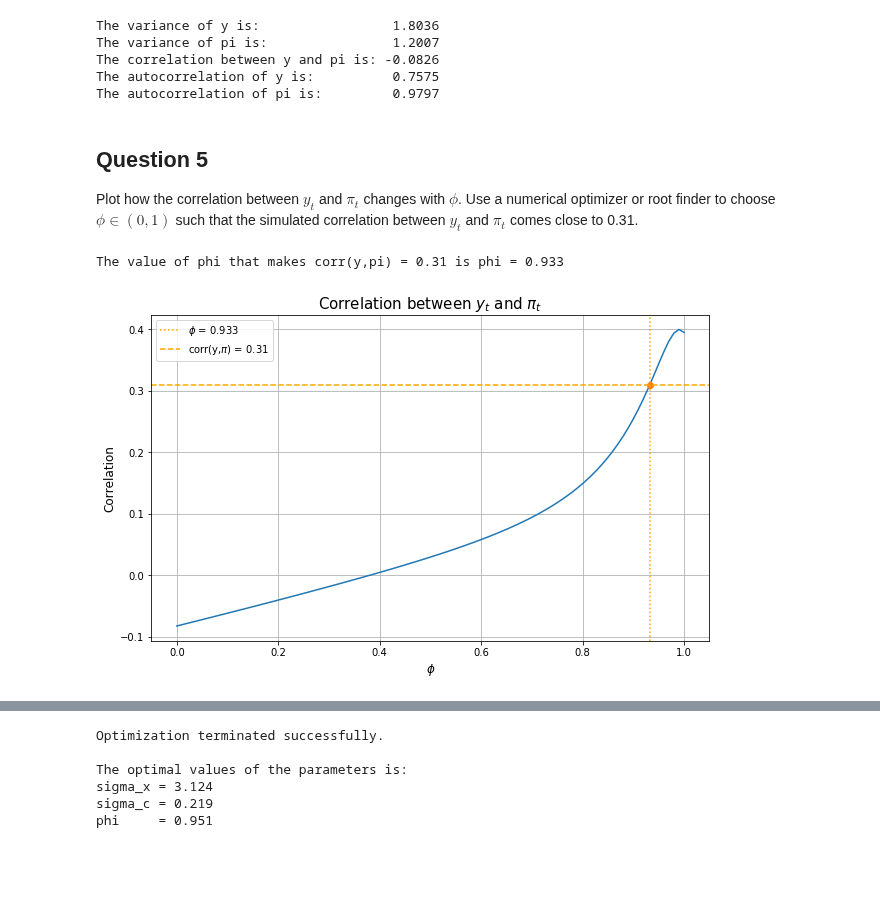
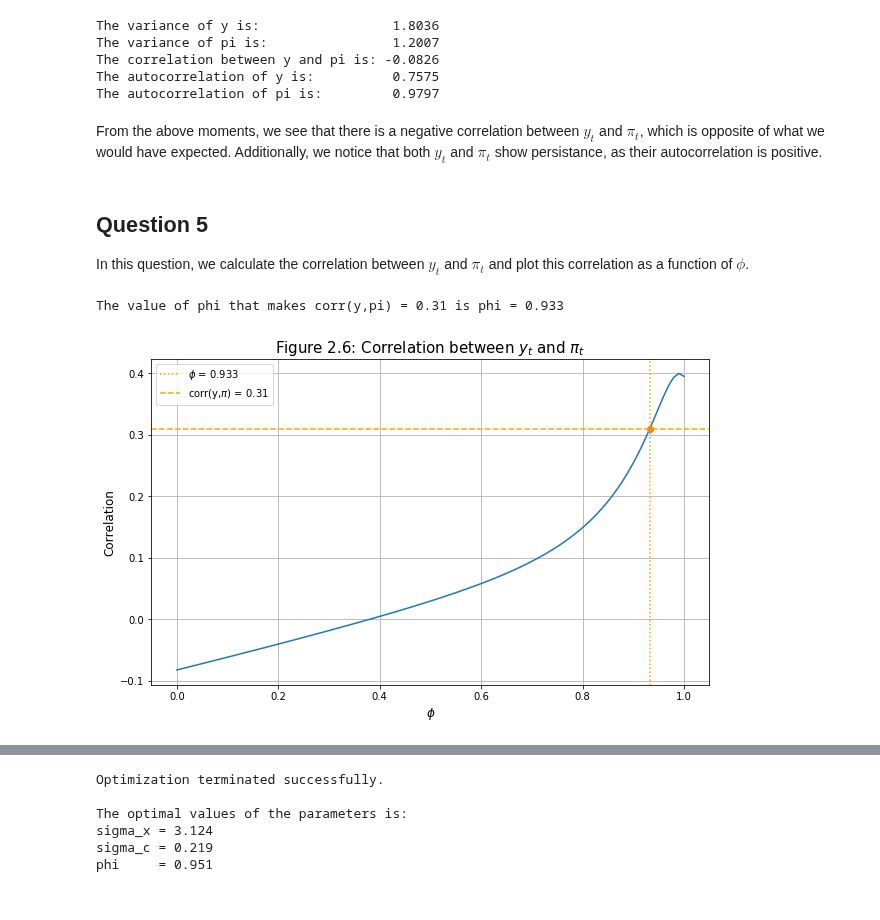
Before and after one commit to NumEconCopenhagen/projects-2019-credible-threats, a Jupyter notebook: examproject/Idaho-Final.ipynb, the cells around one changed output, grey strips where cells are left out. Drawn from its saved outputs; the diff is of its cells as text; code cells hidden in the pictures; blank space fills up the shorter version.

```diff
--- a/examproject/Idaho-Final.ipynb
+++ b/examproject/Idaho-Final.ipynb
@@ -625,9 +591,13 @@ The variance of pi is:                1.2007
 The correlation between y and pi is: -0.0826
 The autocorrelation of y is:          0.7575
 The autocorrelation of pi is:         0.9797
-# %% [markdown]
-## Question 5
-Plot how the correlation between $y_t$ and $\pi_t$ changes with $\phi$. Use a numerical optimizer or root finder to choose $\phi\in(0,1)$ such that the simulated correlation between $y_t$ and $\pi_t$ comes close to 0.31.
+# %% [markdown]
+From the above moments, we see that there is a negative correlation between $y_t$ and $\pi_t$, which is opposite of what we would have expected.
+Additionally, we notice that both $y_t$ and $\pi_t$ show persistance, as their autocorrelation is positive.
+# %% [markdown]
+## Question 5
+
+In this question, we calculate the correlation between $y_t$ and $\pi_t$ and plot this correlation as a function of $\phi$.
 # %%
 # Defining the correlation as a function
 
@@ -649,32 +619,32 @@ def batman(x):
 
 obj_func = lambda x: superman(x)-0.31
 
 result = optimize.minimize(batman,x0)
 phi_val = result.x[0]
 print(f'The value of phi that makes corr(y,pi) = 0.31 is phi = {phi_val:.3f}')
 
 # Plot
 x = np.linspace(0,1,100)
 y = np.empty(100)
 for i,X in enumerate(x):
     y[i] = superman(X)
 
 # i.  Font sizes
 title_font = {'size':'15'}
 label_font = {'size':'12'}
 # ii. Figure
 plt.figure(figsize=(10,6))
 plt.plot(x,y)
 plt.plot(phi_val,0.31, marker='o')
 plt.axvline(phi_val, linestyle='dotted', color="orange", label=f'$\phi$ = {phi_val:.3f}')
 plt.axhline(0.31, linestyle='dashed', color="orange", label='corr(y,$\pi$) = 0.31')
-plt.title('Correlation between $y_t$ and $\pi_t$', **title_font)
+plt.title('Figure 2.6: Correlation between $y_t$ and $\pi_t$', **title_font)
 plt.xlabel('$\phi$', **label_font)
 plt.ylabel('Correlation', **label_font)
 plt.grid(True)
 plt.legend()
 
 plt.show();
 # %% [output]
 The value of phi that makes corr(y,pi) = 0.31 is phi = 0.933
-[figure, old version]
+[figure, new version]
```
Also changed, not shown: parts of 41 cells of this notebook.
